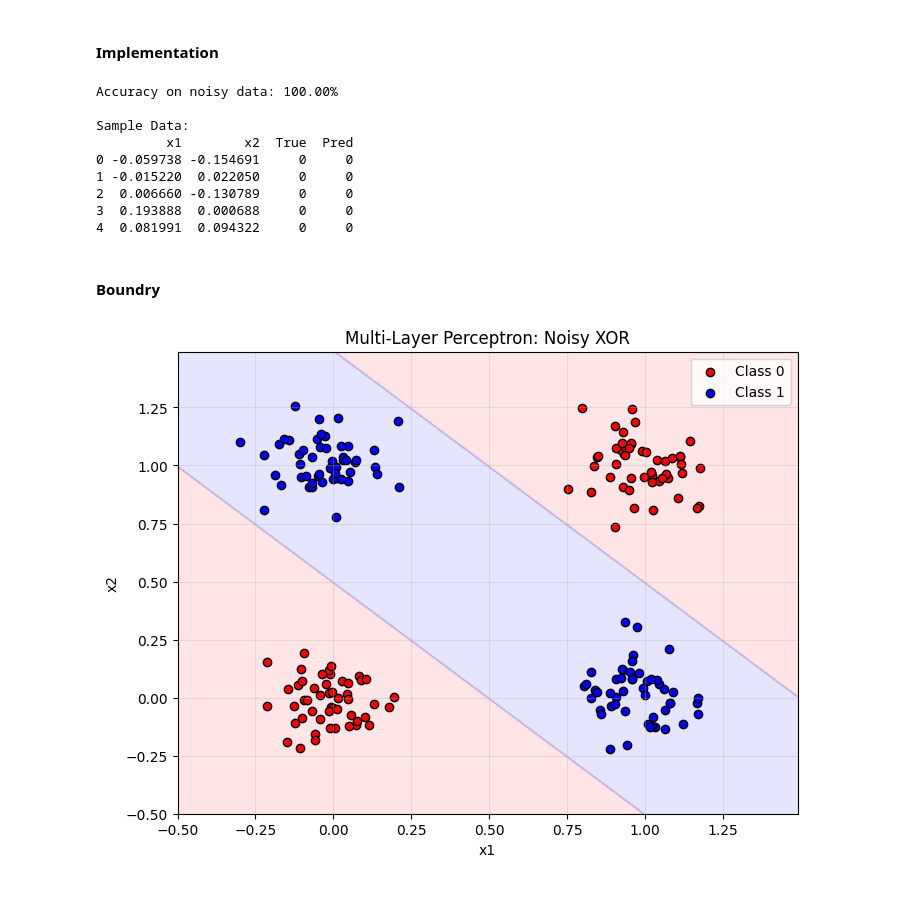
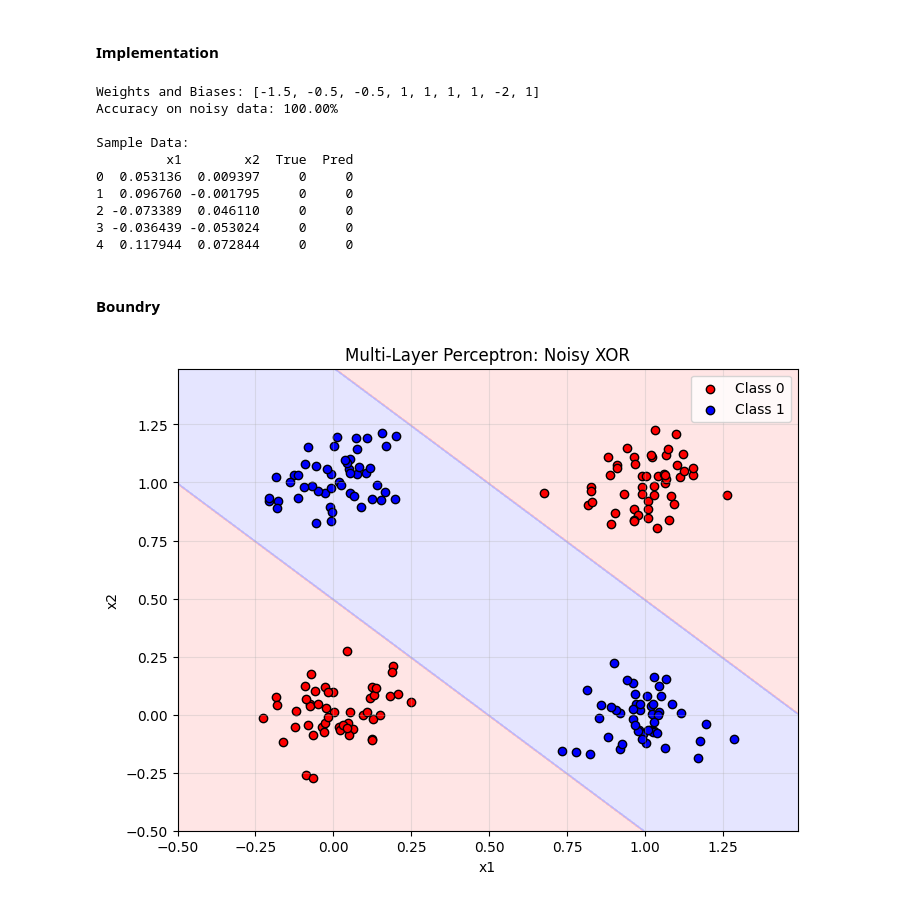
Before and after one commit to BassemArfaoui/TPs-Deep-Learning-INSAT-RT4-2025-2026, a Jupyter notebook: exemple_cours/xor_example/xor_perceptron.ipynb, the cells around one changed output. Cells and saved outputs as stored; diff of their text form; code cells hidden in the pictures.

```diff
--- a/exemple_cours/xor_example/xor_perceptron.ipynb
+++ b/exemple_cours/xor_example/xor_perceptron.ipynb
@@ -66,8 +66,8 @@ def mlp_xor(X):
         y_hat = step_func(b3 + (h1 * w5) + (h2 * w6))
 
         predictions.append(y_hat)
-
-    return np.array(predictions)
+    w=[b1, b2, b3, w1, w2, w3, w4, w5, w6]
+    return np.array(predictions), w
 # %% [markdown]
 #### Implementation
 # %%
@@ -75,7 +75,8 @@ def mlp_xor(X):
 X, y = generate_xor_data(n_samples=200, noise=0.1)
 
 # Predict
-y_pred = mlp_xor(X)
+y_pred , w= mlp_xor(X)
+print("Weights and Biases:", w)
 
 # Accuracy
 accuracy = np.mean(y == y_pred)
@@ -88,46 +89,47 @@ df['Pred'] = y_pred
 print("\nSample Data:")
 print(df.head())
 # %% [output]
+Weights and Biases: [-1.5, -0.5, -0.5, 1, 1, 1, 1, -2, 1]
 Accuracy on noisy data: 100.00%
 
 Sample Data:
          x1        x2  True  Pred
-0 -0.059738 -0.154691     0     0
-1 -0.015220  0.022050     0     0
-2  0.006660 -0.130789     0     0
-3  0.193888  0.000688     0     0
-4  0.081991  0.094322     0     0
+0  0.053136  0.009397     0     0
+1  0.096760 -0.001795     0     0
+2 -0.073389  0.046110     0     0
+3 -0.036439 -0.053024     0     0
+4  0.117944  0.072844     0     0
 # %% [markdown]
 #### Boundry
 # %%
 def plot_xor_boundary(X, y):
     x_min, x_max = -0.5, 1.5
     y_min, y_max = -0.5, 1.5
 
     xx, yy = np.meshgrid(np.arange(x_min, x_max, 0.01),
                          np.arange(y_min, y_max, 0.01))
 
-    Z = mlp_xor(np.c_[xx.ravel(), yy.ravel()])
+    Z , _= mlp_xor(np.c_[xx.ravel(), yy.ravel()])
     Z = Z.reshape(xx.shape)
 
     plt.figure(figsize=(8, 6))
 
 
     plt.contourf(xx, yy, Z, alpha=0.3, cmap=ListedColormap(['#FFAAAA', '#AAAAFF']))
 
     # Class 0
     plt.scatter(X[y == 0][:, 0], X[y == 0][:, 1], c='red', edgecolor='k', label='Class 0')
 
     # Class 1
     plt.scatter(X[y == 1][:, 0], X[y == 1][:, 1], c='blue', edgecolor='k', label='Class 1')
 
     plt.title('Multi-Layer Perceptron: Noisy XOR')
     plt.xlabel('x1')
     plt.ylabel('x2')
     plt.legend()
     plt.grid(True, alpha=0.3)
     plt.show()
 
 plot_xor_boundary(X, y)
 # %% [output]
-[figure, old version]
+[figure, new version]
```
Also changed, not shown: parts of 1 cell of this notebook.
